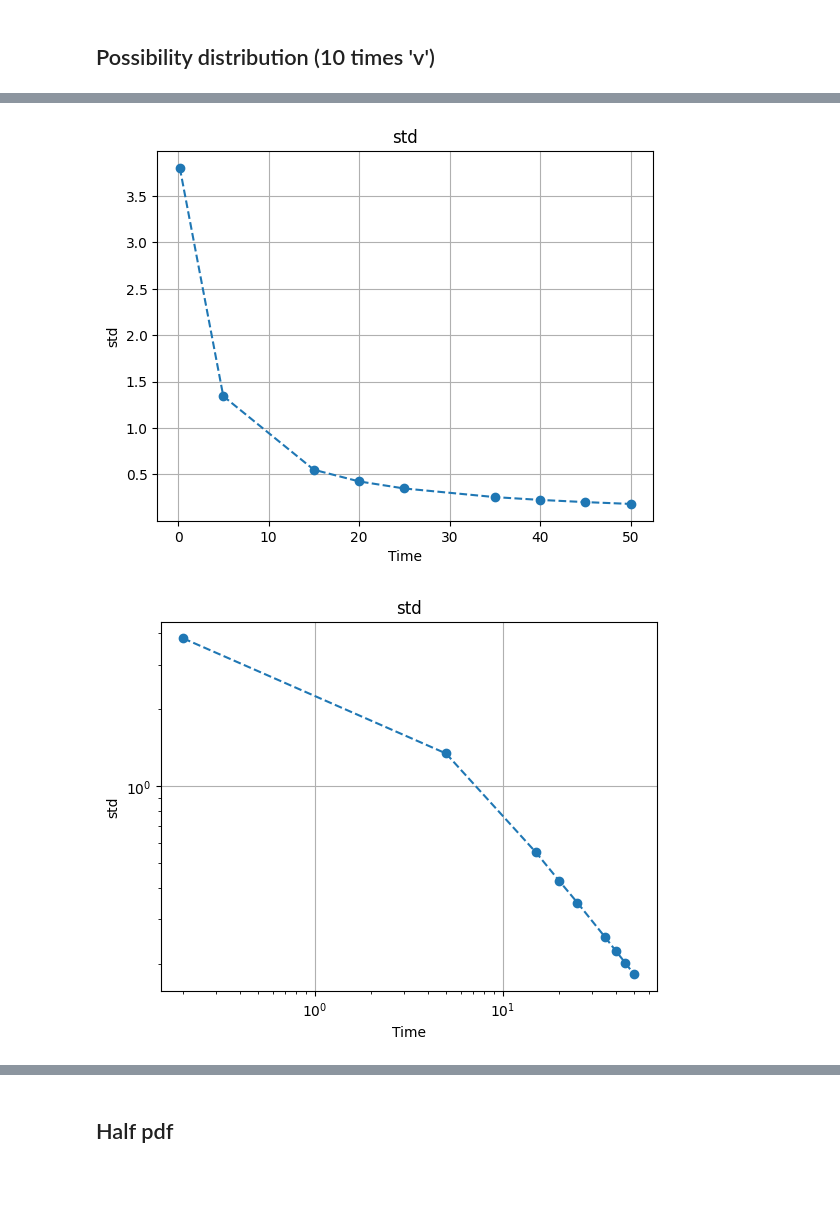
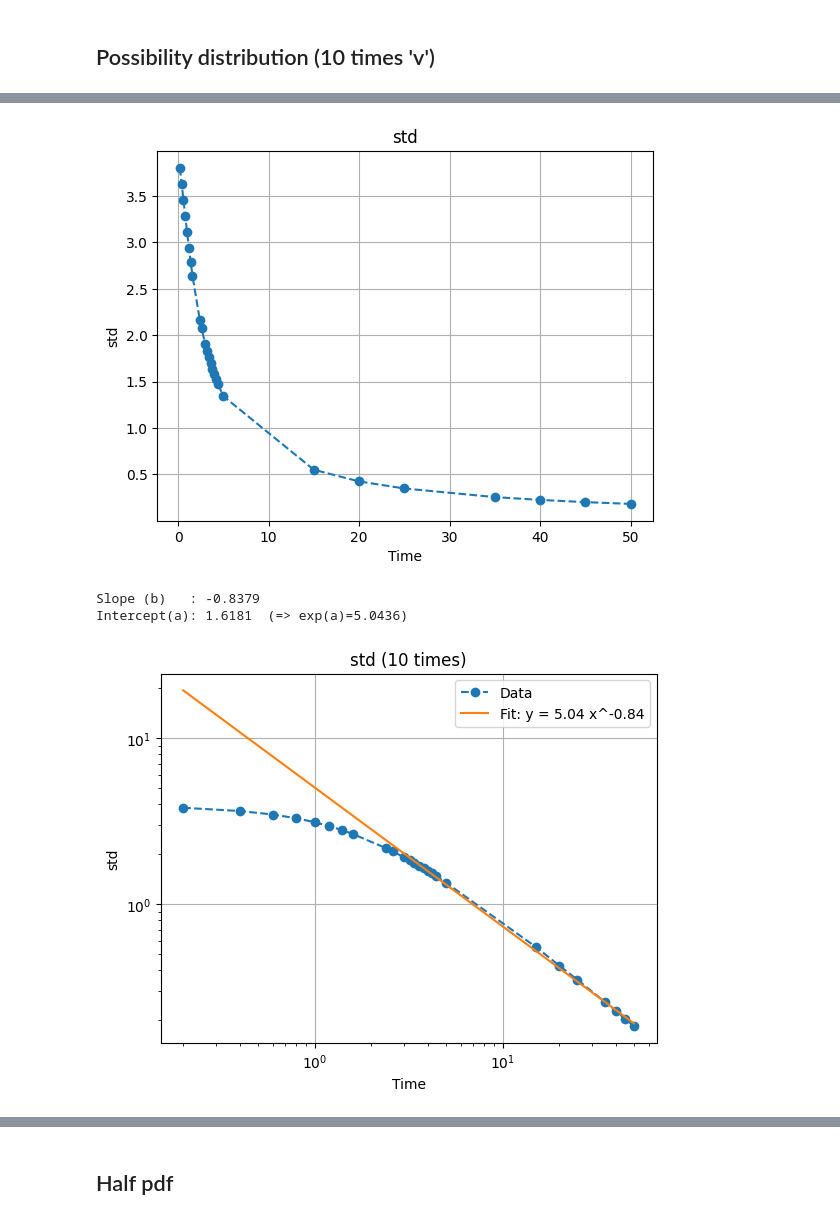
Before and after one commit to red1ithink/flow, a Jupyter notebook: 2d_decay/statistic_analysis.ipynb, the cells around one changed output, grey strips where cells are left out. Cells and saved outputs as stored; diff of their text form; code cells hidden in the pictures; blank space fills up the shorter version.

```diff
--- a/2d_decay/statistic_analysis.ipynb
+++ b/2d_decay/statistic_analysis.ipynb
@@ -138,7 +194,7 @@ def vor_stat(file, entropies, std_devs, sigma, mean_devs, time):
     # histogram
     #plt.hist(data, bins=100, density=True, alpha=0.4, label=f"t = {t}")
     # 히스토그램 계산
-    hist, bin_edges = np.histogram(data, bins=100, density=True)
+    hist, bin_edges = np.histogram(data, bins=512, density=True)
 
     # 엔트로피 계산
     H = entropy(hist)
@@ -372,16 +418,23 @@ t = 50.0    |   Sigma = 0.1827539059
 # %%
 plt.plot(time2, sigma2, marker='o', linestyle='--')
 plt.title("std")
 plt.xlabel("Time")
 plt.ylabel("std")
 plt.grid(True)
 plt.show()
-plt.loglog(time2, sigma2, marker='o', linestyle='--')
-plt.title("std")
+
+plt.figure()
+a2, b2, fitted_sigma2 = fitting(time2, sigma2, 11)
+
+
+plt.title("std (10 times)")
 plt.xlabel("Time")
 plt.ylabel("std")
 plt.grid(True)
+plt.legend()
 plt.show()
 # %% [output]
-[figure, old version]
+[figure, new version]
+Slope (b)   : -0.8379
+Intercept(a): 1.6181  (=> exp(a)=5.0436)
-[figure, old version]
+[figure, new version]
```
Also changed, not shown: parts of 26 cells of this notebook, 1 other file.
